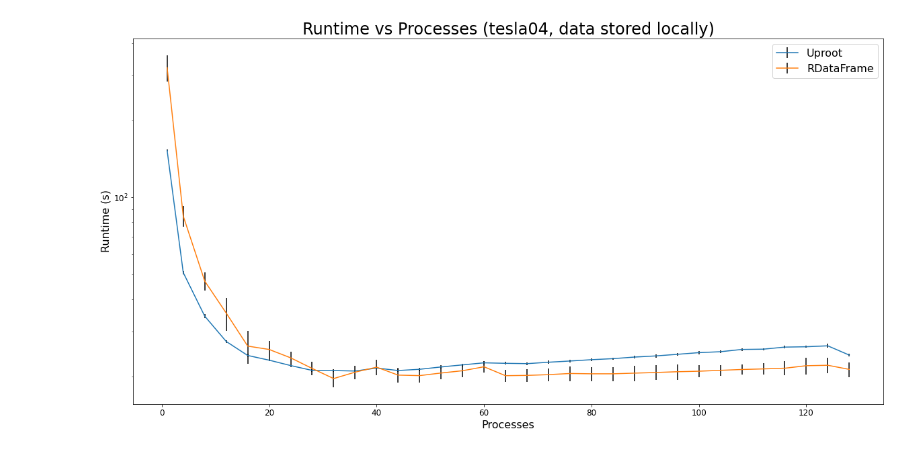
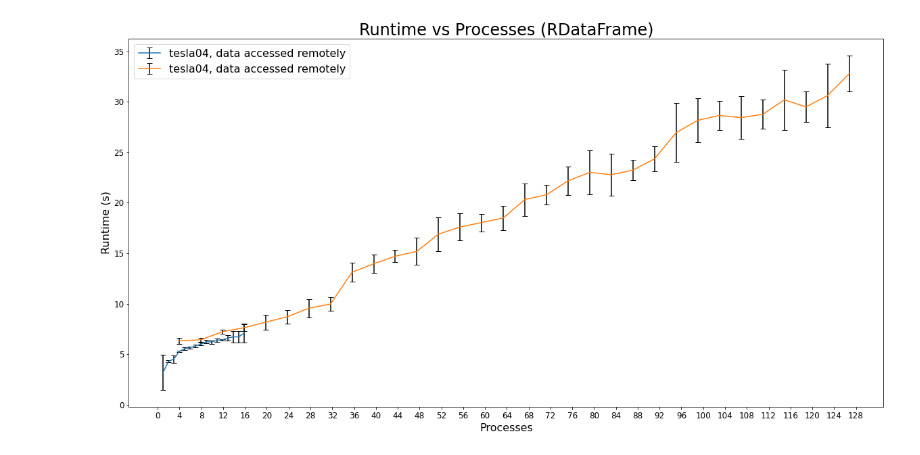
Before and after one commit to bucket420/DOE-INFN-2022, a Jupyter notebook: performance_analysis.ipynb, the cells around one changed output. Drawn from its saved outputs; the diff is of its cells as text; code cells hidden in the pictures.

```diff
--- a/performance_analysis.ipynb
+++ b/performance_analysis.ipynb
@@ -39,8 +44,8 @@ def plot(path, title, xlabel, ylabel, *args, plot_type=None, log_scale=False):
     plt.title(title, fontsize=24)
     plt.xlabel(xlabel, fontsize=16)
     plt.ylabel(ylabel, fontsize=16)
-#     plt.xticks(range(0, 16, 2), fontsize=12)
-    plt.xticks(fontsize=12)
+    plt.xticks(range(0, 129, 4), fontsize=12)
+#     plt.xticks(fontsize=12)
     plt.yticks(fontsize=12)
     if log_scale: plt.yscale("log")
 
@@ -53,7 +58,7 @@ def plot(path, title, xlabel, ylabel, *args, plot_type=None, log_scale=False):
         plt.hlines(y=1, xmin=0, xmax=129, color='red', linestyle ='dashed')
     elif plot_type == "errorbars":
         for j in range(len(data)):
-            plt.errorbar(data[j][0], col_average(data[j]), yerr=col_standard_deviation(data[j]), fmt="-", ecolor="black", label=args[2 * j + 1])
+            plt.errorbar(data[j][0], col_average(data[j]), yerr=col_standard_deviation(data[j]), fmt="-", ecolor="black", capsize=4, label=args[2 * j + 1])
     else:
         for j in range(len(data)):
             plt.plot(data[j][0], col_average(data[j]), marker="o", label=args[2 * j + 1])
@@ -62,17 +67,17 @@ def plot(path, title, xlabel, ylabel, *args, plot_type=None, log_scale=False):
     plt.show()
 # %%
 plot(path,
-     'Runtime vs Processes (tesla04, data stored locally)',
+     'Runtime vs Processes (RDataFrame)',
      'Processes',
      'Runtime (s)',
-     "runtime_tests_uproot/tesla04_local/runtime_vs_processes_128_128_4_20.csv",
-     "Uproot",
-     "runtime_tests_rdf/tesla04_local/runtime_vs_processes_128_128_4_20.csv",
-     "RDataFrame",
-     log_scale=True,
+     "runtime_tests_rdf/tesla04_local/runtime_vs_size_16_1_5.csv",
+     "tesla04, data accessed remotely",
+     "runtime_tests_rdf/tesla04_local/runtime_vs_size_128_4_20.csv",
+     "tesla04, data accessed remotely",
+#      log_scale=True,
      plot_type="errorbars"
     )
 # %% [output]
-[figure, old version]
+[figure, new version]
 # %%
 plot(path,
```
Also changed, not shown: parts of 5 cells of this notebook, 11 other files.
